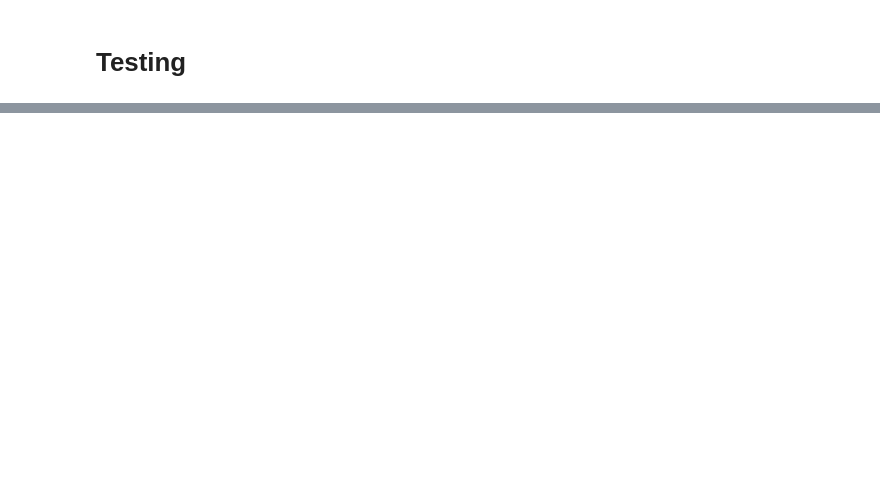
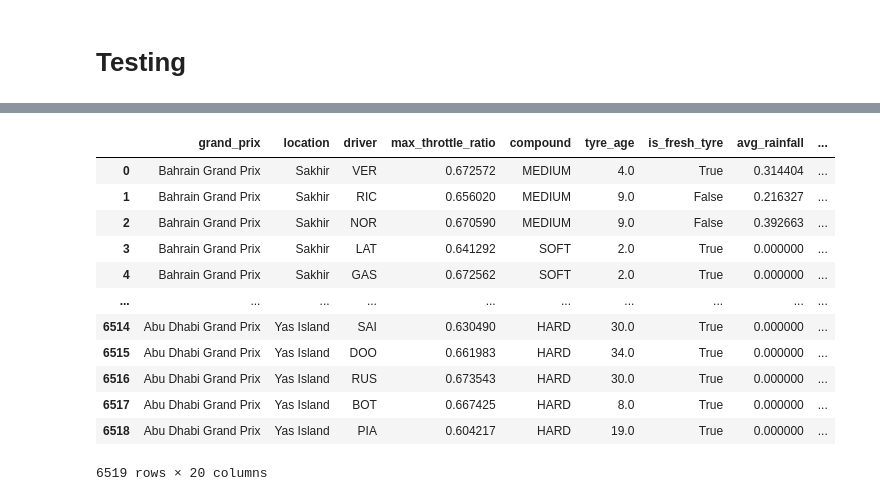
Before and after one commit to tomasz-solis/formula1, a Jupyter notebook: EDA/wip.ipynb, the cells around one changed output, grey strips where cells are left out. Saved outputs shown, nothing was run; the diff lists cells and outputs as text; code cells hidden in the pictures; blank space fills up the shorter version.

```diff
--- a/EDA/wip.ipynb
+++ b/EDA/wip.ipynb
@@ -24,0 +31,16 @@ circuits
+# %%
+drivers
+# %% [output]
+|  | grand_prix | location | driver | max_throttle_ratio | compound | tyre_age | is_fresh_tyre | avg_rainfall | ... |
+| 0 | Bahrain Grand Prix | Sakhir | VER | 0.672572 | MEDIUM | 4.0 | True | 0.314404 | ... |
+| 1 | Bahrain Grand Prix | Sakhir | RIC | 0.656020 | MEDIUM | 9.0 | False | 0.216327 | ... |
+| 2 | Bahrain Grand Prix | Sakhir | NOR | 0.670590 | MEDIUM | 9.0 | False | 0.392663 | ... |
+| 3 | Bahrain Grand Prix | Sakhir | LAT | 0.641292 | SOFT | 2.0 | True | 0.000000 | ... |
+| 4 | Bahrain Grand Prix | Sakhir | GAS | 0.672562 | SOFT | 2.0 | True | 0.000000 | ... |
+| ... | ... | ... | ... | ... | ... | ... | ... | ... | ... |
+| 6514 | Abu Dhabi Grand Prix | Yas Island | SAI | 0.630490 | HARD | 30.0 | True | 0.000000 | ... |
+| 6515 | Abu Dhabi Grand Prix | Yas Island | DOO | 0.661983 | HARD | 34.0 | True | 0.000000 | ... |
+| 6516 | Abu Dhabi Grand Prix | Yas Island | RUS | 0.673543 | HARD | 30.0 | True | 0.000000 | ... |
+| 6517 | Abu Dhabi Grand Prix | Yas Island | BOT | 0.667425 | HARD | 8.0 | True | 0.000000 | ... |
+| 6518 | Abu Dhabi Grand Prix | Yas Island | PIA | 0.604217 | HARD | 19.0 | True | 0.000000 | ... |
+6519 rows × 20 columns
```
Also changed, not shown: parts of 7 cells of this notebook, 7 other files.
